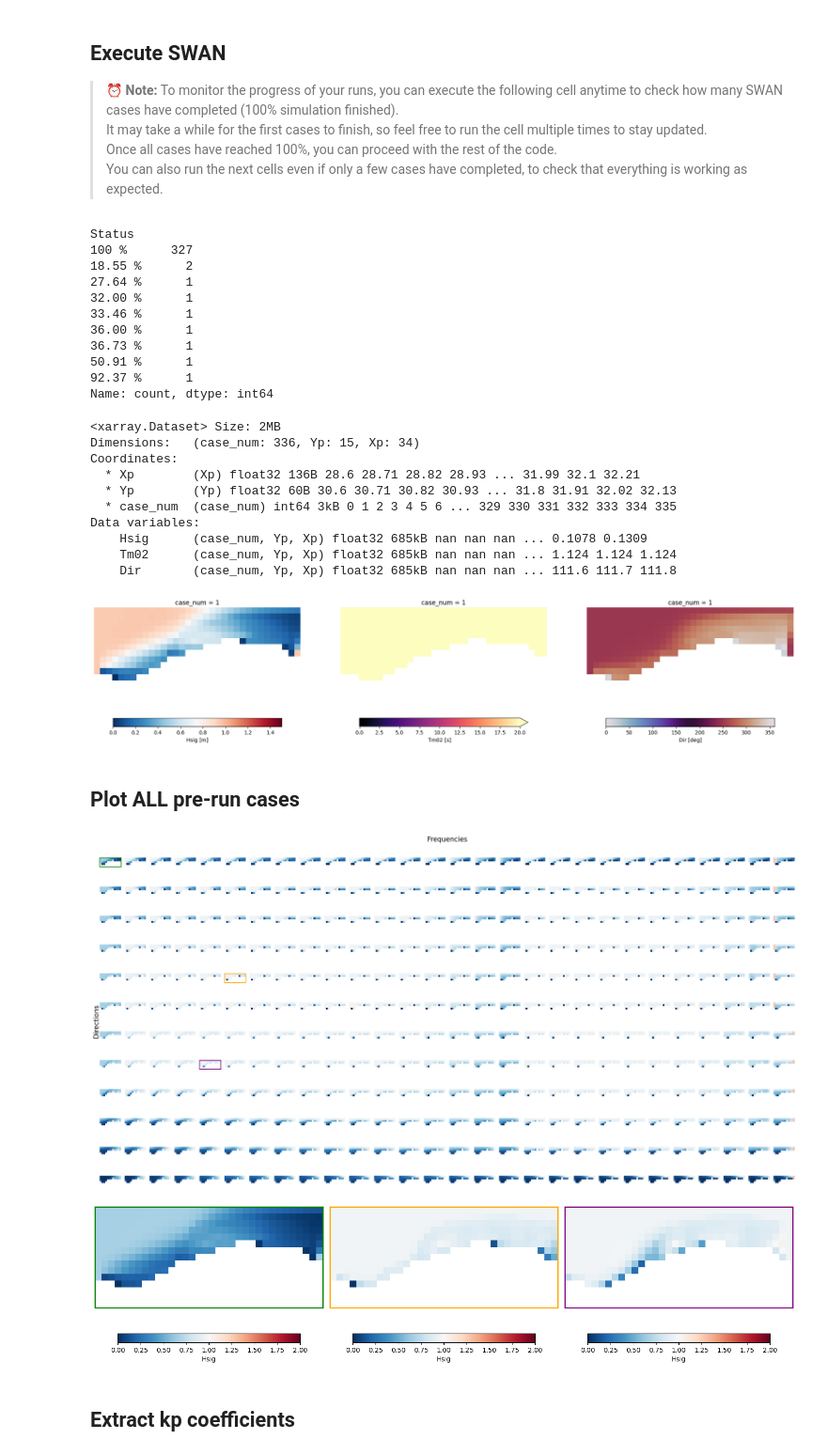
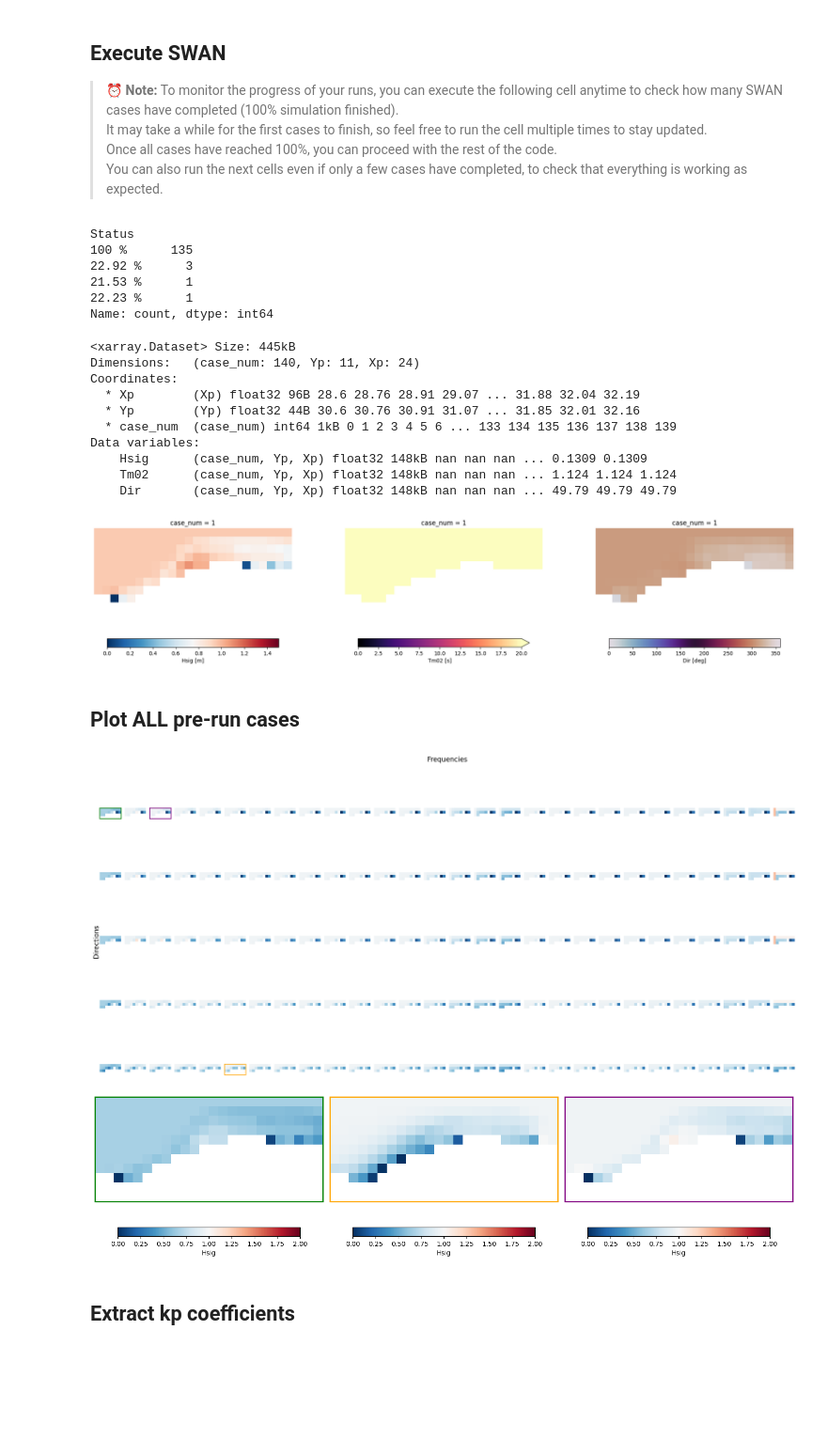
Before and after one commit to CSAICC/BlueMath, a Jupyter notebook: climate_services/hindcast/BinWaves_Alexandria/01_Propagation.ipynb, the cells around one changed output. Shown at 94% size. Cells and saved outputs as stored; diff of their text form; code cells hidden in the pictures; blank space fills up the shorter version.

```diff
--- a/climate_services/hindcast/BinWaves_Alexandria/01_Propagation.ipynb
+++ b/climate_services/hindcast/BinWaves_Alexandria/01_Propagation.ipynb
@@ -108,11 +108,8 @@ This notebook handles the **construction of the wave propagation library** by si
 import xarray as xr
 from utils.plotting import detect_coordinate_system
 
-bathy = xr.open_dataset("inputs/EMODNET_alexandria.nc")
-
-
 bathy = xr.open_dataset("inputs/EMODNET_alexandria.nc").isel(
-    lon=slice(0, None, 35), lat=slice(0, None, 35)
+    lon=slice(0, None, 50), lat=slice(0, None, 50)
 )
 coords = detect_coordinate_system(bathy)
 is_geographic = coords["is_geographic"]
@@ -197,7 +194,7 @@ grid_parameters
 import numpy as np
 from utils.operations import locations_grid_outputs
 
-locations = locations_grid_outputs(grid_parameters, out_dx=0.5, out_dy=0.5)
+locations = locations_grid_outputs(grid_parameters, out_dx=0.7, out_dy=0.7)
 # Combine grid locations with buoy locations
 buoy_coords = np.array(list(loc_of_interest.values()))
 locations = np.vstack((locations, buoy_coords))
@@ -324,14 +323,14 @@ swan_cases_df = (
     generate_swan_cases(
         # Different directions and frequencies can be specified. If not provided the model will use the default values.
         frequencies_array=freq,
-        direction_range=(-120, 120),
-        direction_divisions=12,
+        direction_range=(-60, 60),
+        direction_divisions=5,
     )
     .astype(float)
     .to_dataframe()
     .reset_index()
 )
 swan_cases_df["dir"] = swan_cases_df["dir"] % 360
-swan_cases_df.head()
+swan_cases_df
 # %% [output]
 |  | dir | freq | hs | tp | spr | gamma |
@@ -384,7 +390,7 @@ swan_wrapper = BinWavesWrapper(
     templates_dir="templates",
     metamodel_parameters=swan_cases_df.to_dict(orient="list"),
     fixed_parameters=fixed_parameters,
-    output_dir="ALEXANDRIA_SWAN_CASES",
+    output_dir="ALEXANDRIA_CASES",
     depth_array=bathy.depth.values,
     locations=locations.T,
 )
@@ -419,31 +441,26 @@ swan_wrapper.run_cases_in_background(launcher="swan_serial.exe", num_workers=4)
 swan_wrapper.monitor_cases(value_counts="simple")
 # %% [output]
 Status
-100 %      327
-18.55 %      2
-27.64 %      1
-32.00 %      1
-33.46 %      1
-36.00 %      1
-36.73 %      1
-50.91 %      1
-92.37 %      1
+100 %      135
+22.92 %      3
+21.53 %      1
+22.23 %      1
 Name: count, dtype: int64
 # %%
 # Post-process the output files
 cases_bulk_parameters = swan_wrapper.postprocess_cases()
 cases_bulk_parameters
 # %% [output]
-<xarray.Dataset> Size: 2MB
-Dimensions:   (case_num: 336, Yp: 15, Xp: 34)
+<xarray.Dataset> Size: 445kB
+Dimensions:   (case_num: 140, Yp: 11, Xp: 24)
 Coordinates:
-  * Xp        (Xp) float32 136B 28.6 28.71 28.82 28.93 ... 31.99 32.1 32.21
-  * Yp        (Yp) float32 60B 30.6 30.71 30.82 30.93 ... 31.8 31.91 32.02 32.13
-  * case_num  (case_num) int64 3kB 0 1 2 3 4 5 6 ... 329 330 331 332 333 334 335
+  * Xp        (Xp) float32 96B 28.6 28.76 28.91 29.07 ... 31.88 32.04 32.19
+  * Yp        (Yp) float32 44B 30.6 30.76 30.91 31.07 ... 31.85 32.01 32.16
+  * case_num  (case_num) int64 1kB 0 1 2 3 4 5 6 ... 133 134 135 136 137 138 139
 Data variables:
-    Hsig      (case_num, Yp, Xp) float32 685kB nan nan nan ... 0.1078 0.1309
-    Tm02      (case_num, Yp, Xp) float32 685kB nan nan nan ... 1.124 1.124 1.124
-    Dir       (case_num, Yp, Xp) float32 685kB nan nan nan ... 111.6 111.7 111.8
+    Hsig      (case_num, Yp, Xp) float32 148kB nan nan nan ... 0.1309 0.1309
+    Tm02      (case_num, Yp, Xp) float32 148kB nan nan nan ... 1.124 1.124 1.124
+    Dir       (case_num, Yp, Xp) float32 148kB nan nan nan ... 49.79 49.79 49.79
 # %%
 from utils.plotting import plot_case_variables
 
@@ -452,26 +469,26 @@ plot_case_variables(
     step=20,
 )
 # %% [output]
-[figure, old version]
+[figure, new version]
 # %% [markdown]
 ## Plot ALL pre-run cases
 # %%
 from utils.plotting import plot_cases_grid
 
 plot_cases_grid(
     data=cases_bulk_parameters.Hsig.where(
         cases_bulk_parameters.case_num.isin(
             swan_cases_df.where(swan_cases_df["hs"] == 1.0).dropna().index.values
         ),
         cases_bulk_parameters.Hsig * 10,
     ),
-    cases_to_plot=[0, 117, 200],
+    cases_to_plot=[0, 117, 2],
     num_directions=len(swan_cases_df["dir"].unique()),
     num_frequencies=len(swan_cases_df["freq"].unique()),
 )
 # %% [output]
-[figure, old version]
+[figure, new version]
-[figure, old version]
+[figure, new version]
 # %% [markdown]
 ## Extract kp coefficients
 # %%
```
Also changed, not shown: parts of 14 cells of this notebook, 2 other files.
